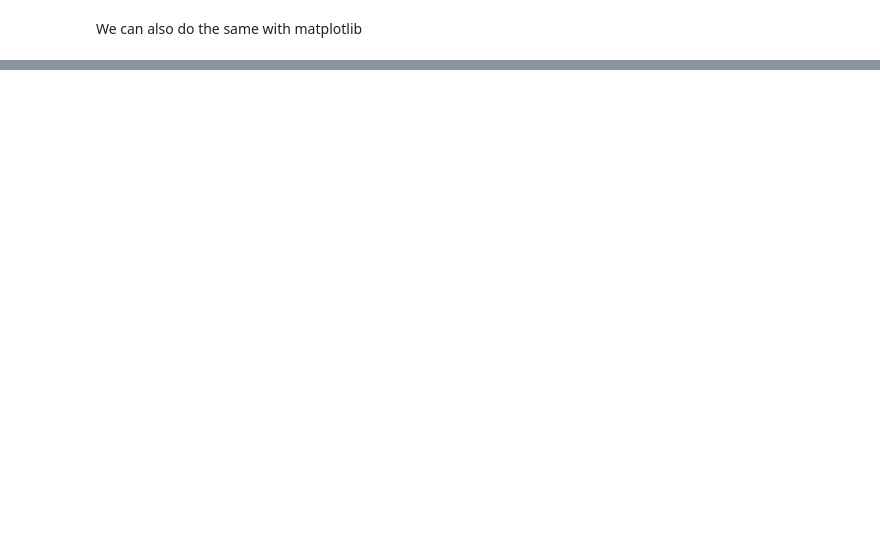
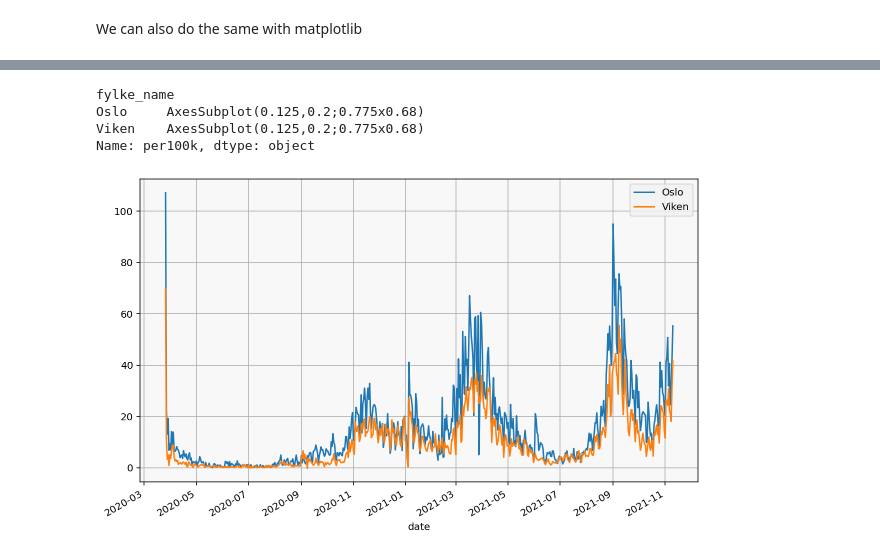
Before and after one commit to UiO-IN3110/UiO-IN3110.github.io, a Jupyter notebook: lectures/12-visualisation/corona-data.ipynb, the cells around one changed output, grey strips where cells are left out. Cells and saved outputs as stored; diff of their text form; code cells hidden in the pictures; blank space fills up the shorter version.

```diff
--- a/lectures/12-visualisation/corona-data.ipynb
+++ b/lectures/12-visualisation/corona-data.ipynb
@@ -78,0 +213,8 @@ We can also do the same with matplotlib
+# %%
+subset.set_index("date").groupby("fylke_name").per100k.plot(legend=True)
+# %% [output]
+fylke_name
+Oslo     AxesSubplot(0.125,0.2;0.775x0.68)
+Viken    AxesSubplot(0.125,0.2;0.775x0.68)
+Name: per100k, dtype: object
+[figure, added]
```
Also changed, not shown: parts of 11 cells of this notebook, 4 other files.
